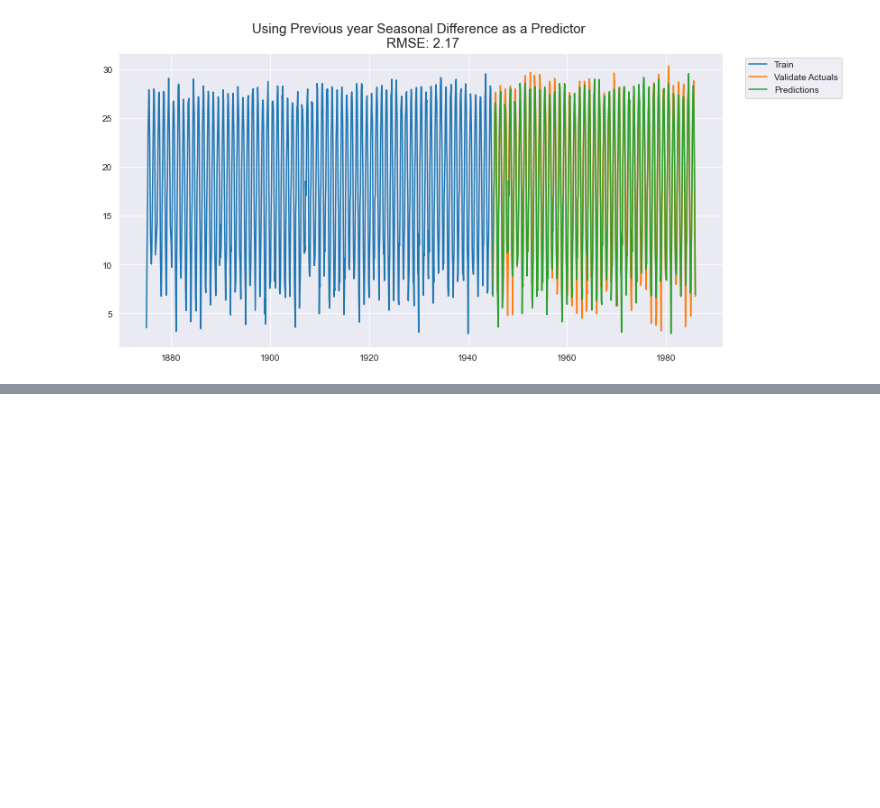
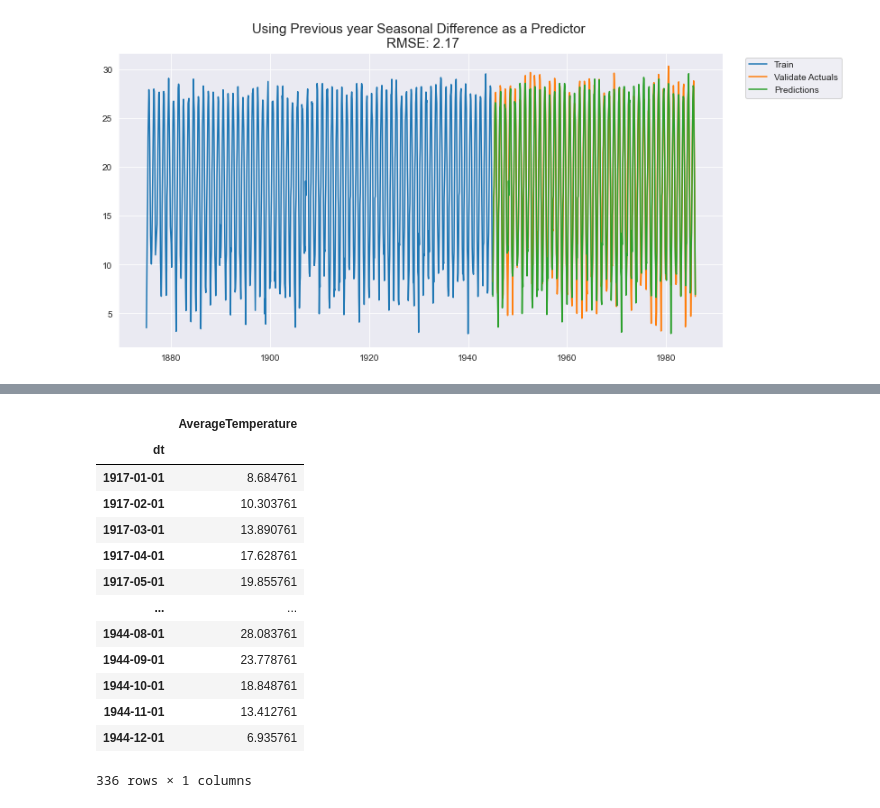
Before and after one commit to HeatherOrtegaMcMillan/time-series-exercises, a Jupyter notebook: time_series_project.ipynb, the cells around one changed output, grey strips where cells are left out. Drawn from its saved outputs; the diff is of its cells as text; code cells hidden in the pictures; blank space fills up the shorter version.

```diff
--- a/time_series_project.ipynb
+++ b/time_series_project.ipynb
@@ -555,0 +569,22 @@ plt.show()
+# %%
+# need 27 years (how much is in the test dataset, from train data)
+# Question: Should I use the data from only train, or use validate as well?
+# for this experiment will use train
+#1917 - 1944
+
+train.loc['1917': '1944'] + train.diff(3).mean()
+# %% [output]
+|  | AverageTemperature |
+| dt |  |
+| 1917-01-01 | 8.684761 |
+| 1917-02-01 | 10.303761 |
+| 1917-03-01 | 13.890761 |
+| 1917-04-01 | 17.628761 |
+| 1917-05-01 | 19.855761 |
+| ... | ... |
+| 1944-08-01 | 28.083761 |
+| 1944-09-01 | 23.778761 |
+| 1944-10-01 | 18.848761 |
+| 1944-11-01 | 13.412761 |
+| 1944-12-01 | 6.935761 |
+336 rows × 1 columns
```
Also changed, not shown: parts of 17 cells of this notebook.
